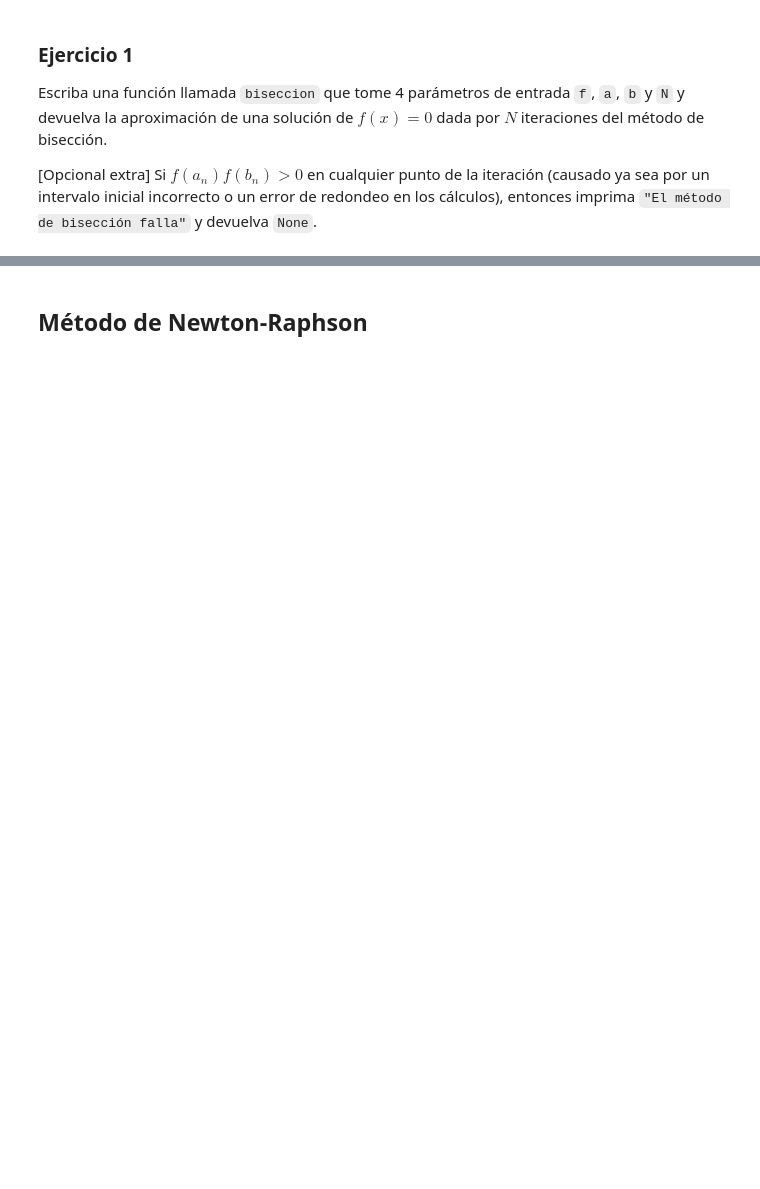
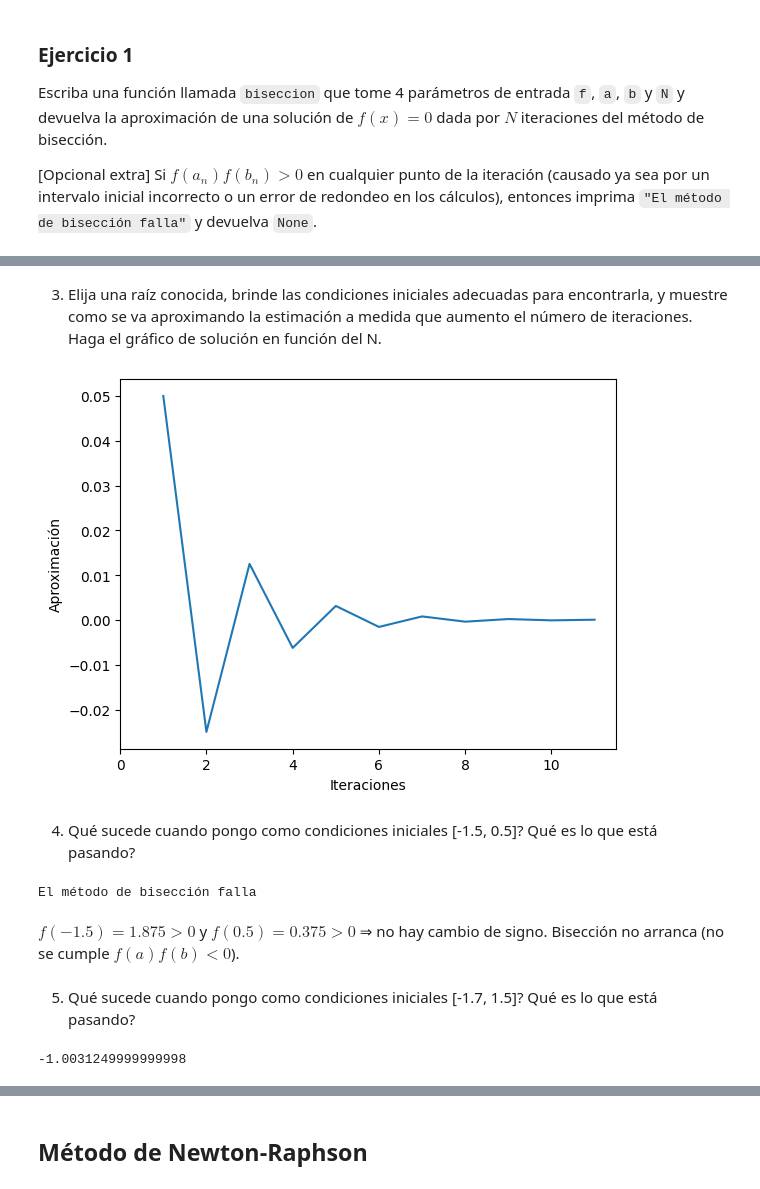
Before and after one commit to SantiDrelewicz/Data-Science, a Jupyter notebook: Introduccion al modelado continuo/Laboratorio Numérico/Colabs/nb01_Raices.ipynb, the cells around one changed output, grey strips where cells are left out. Drawn from its saved outputs; the diff is of its cells as text; code cells hidden in the pictures; blank space fills up the shorter version.

```diff
--- a/Introduccion al modelado continuo/Laboratorio Numérico/Colabs/nb01_Raices.ipynb
+++ b/Introduccion al modelado continuo/Laboratorio Numérico/Colabs/nb01_Raices.ipynb
@@ -215,0 +221,13 @@ Para pensar y probar:
+# %%
+def biseccion(f, a, b, N=1):
+  an, bn = a, b
+  for n in range(N):
+      if f(an)*f(bn) > 0:
+          print("El método de bisección falla")
+          return None
+      cn = (an + bn)/2
+      if f(an)*f(cn) < 0:
+          bn = cn
+      elif f(cn)*f(bn) < 0:
+          an = cn
+  return cn
@@ -215,0 +259,29 @@ Para pensar y probar:
+# %% [markdown]
+3. Elija una raíz conocida, brinde las condiciones iniciales adecuadas para encontrarla, y muestre como se va aproximando la estimación a medida que aumento el número de iteraciones. Haga el gráfico de solución en función del N.
+# %%
+a0, b0 = -0.1, 0.2
+N = 12
+aproxs = [biseccion(campovector, a0, b0, n) for n in range(1, N)]
+
+plt.plot(np.arange(1, N), aproxs)
+plt.xlabel('Iteraciones')
+plt.ylabel('Aproximación')
+plt.xticks(np.arange(0, N, 2))
+plt.show()
+# %% [output]
+[figure, added]
+# %% [markdown]
+4. Qué sucede cuando pongo como condiciones iniciales [-1.5, 0.5]? Qué es lo que está pasando?
+# %%
+biseccion(campovector, -1.5, 0.5, 10)
+# %% [output]
+El método de bisección falla
+# %% [markdown]
+$f(−1.5)=1.875 > 0$ y $f(0.5) = 0.375 > 0$ ⇒ no hay cambio de signo.
+Bisección no arranca (no se cumple $f(a)f(b) < 0$).
+# %% [markdown]
+5. Qué sucede cuando pongo como condiciones iniciales [-1.7, 1.5]? Qué es lo que está pasando?
+# %%
+biseccion(campovector, -1.7, 1.5, 10)
+# %% [output]
+-1.0031249999999998
```
Also changed, not shown: parts of 56 cells of this notebook.
